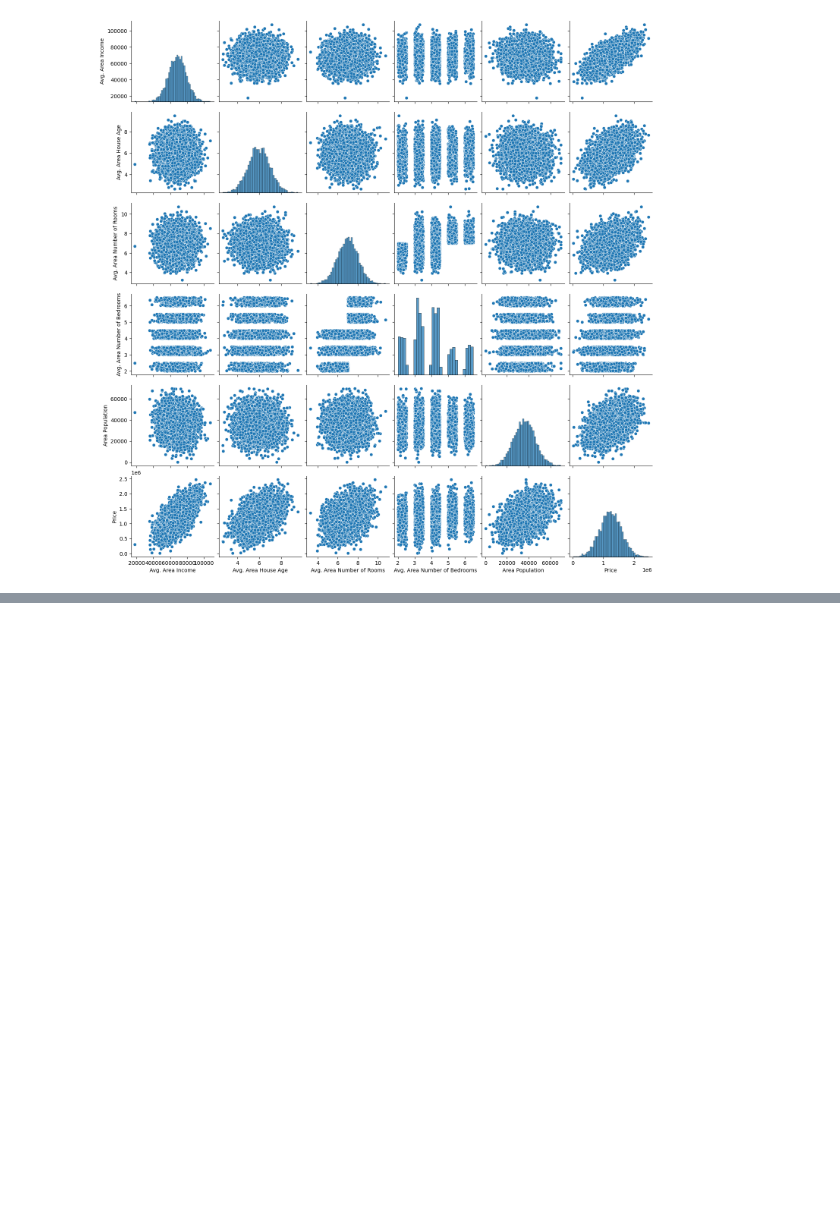
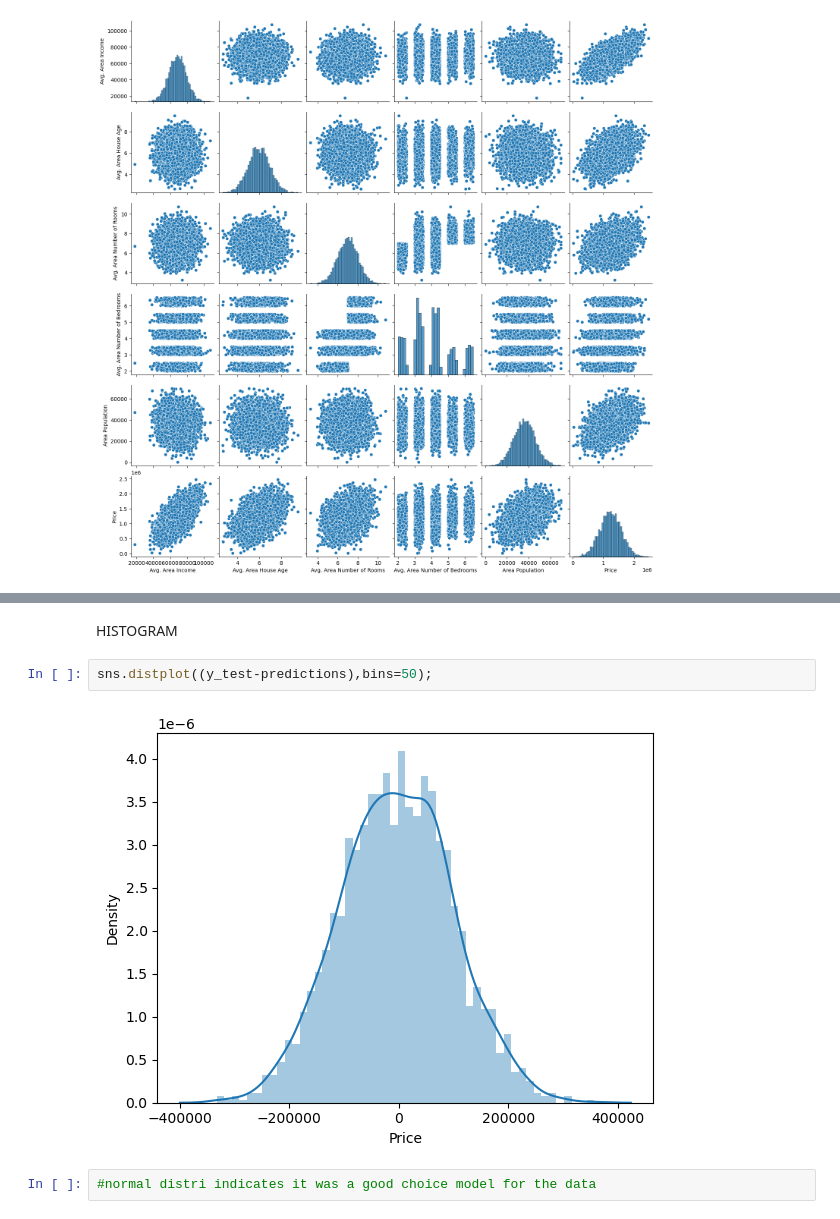
Before and after one commit to Naivedya-Rai/-Machine-Learning, a Jupyter notebook: LinearRegression.ipynb, the cells around one changed output, grey strips where cells are left out. Cells and saved outputs as stored; diff of their text form; blank space fills up the shorter version.

```diff
--- a/LinearRegression.ipynb
+++ b/LinearRegression.ipynb
@@ -62,0 +138,8 @@ sns.pairplot(df)
+# %% [markdown]
+HISTOGRAM
+# %%
+sns.distplot((y_test-predictions),bins=50);
+# %% [output]
+[figure, added]
+# %%
+#normal distri indicates it was a good choice model for the data
```
Also changed, not shown: parts of 24 cells of this notebook.
